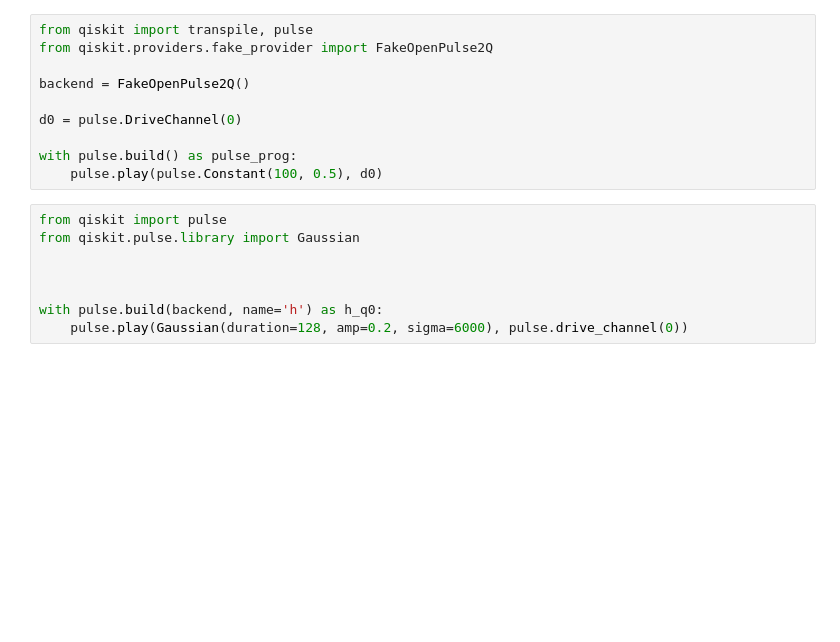
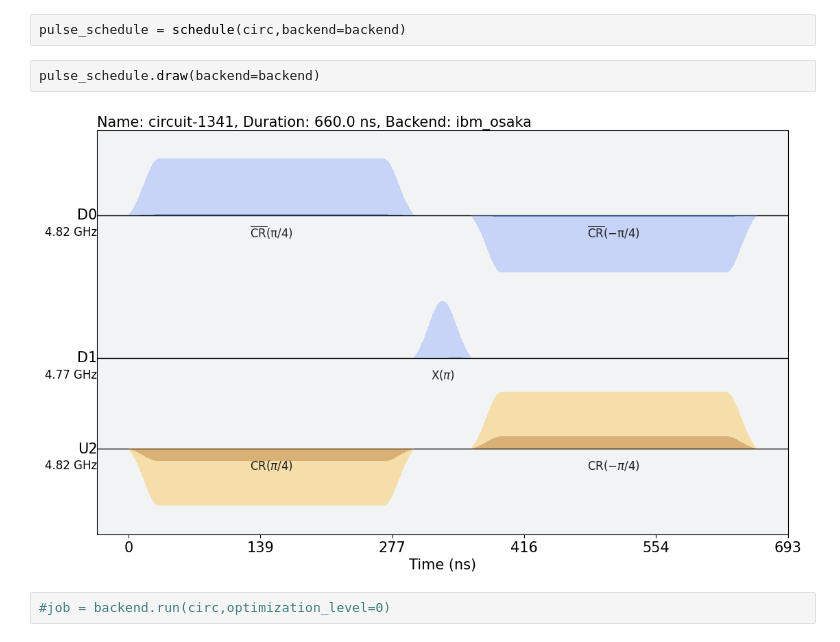
Before and after one commit to pop756/Quantum_KAN, a Jupyter notebook: Real_backend.ipynb, the cells around one changed output. Drawn from its saved outputs; the diff is of its cells as text; blank space fills up the shorter version.

```diff
--- a/Real_backend.ipynb
+++ b/Real_backend.ipynb
@@ -13,18 +48,8 @@ circ.draw('mpl')
-# %%
-from qiskit import transpile, pulse
-from qiskit.providers.fake_provider import FakeOpenPulse2Q
-
-backend = FakeOpenPulse2Q()
-
-d0 = pulse.DriveChannel(0)
-
-with pulse.build() as pulse_prog:
-    pulse.play(pulse.Constant(100, 0.5), d0)
-# %%
-from qiskit import pulse
-from qiskit.pulse.library import Gaussian
-
-
-
-with pulse.build(backend, name='h') as h_q0:
-    pulse.play(Gaussian(duration=128, amp=0.2, sigma=6000), pulse.drive_channel(0))
+# %%
+pulse_schedule = schedule(circ,backend=backend)
+# %%
+pulse_schedule.draw(backend=backend)
+# %% [output]
+[figure, added]
+# %%
+#job = backend.run(circ,optimization_level=0)
```
Also changed, not shown: parts of 19 cells of this notebook.
